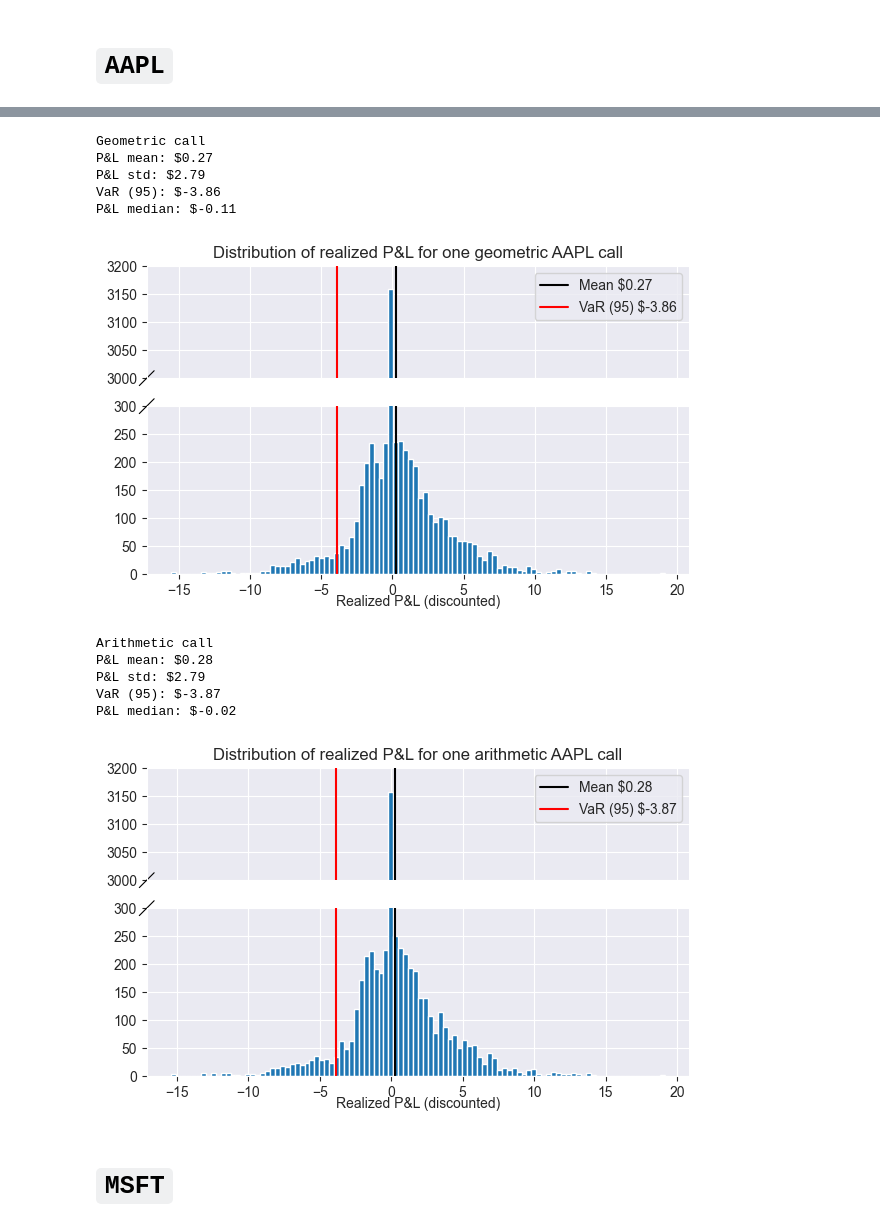
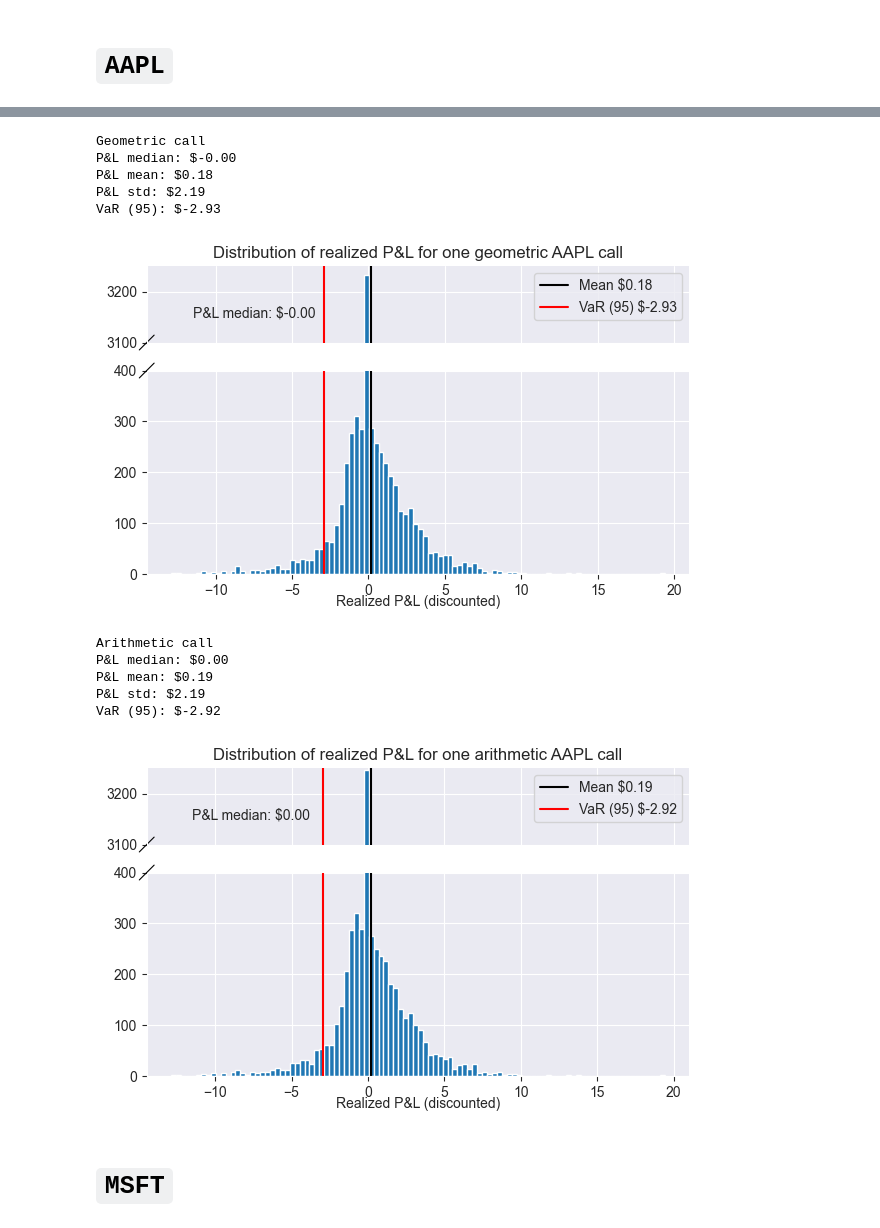
Before and after one commit to albesianor/Asian-options-hedging, a Jupyter notebook: 06_asian_market_comparison.ipynb, the cells around one changed output, grey strips where cells are left out. Saved outputs shown, nothing was run; the diff lists cells and outputs as text; code cells hidden in the pictures.

```diff
--- a/06_asian_market_comparison.ipynb
+++ b/06_asian_market_comparison.ipynb
@@ -33,7 +33,7 @@ def realized_vol(series, window_days=60):
 # %%
 # --- CONFIG ---
 ticker = "SPY"
-expiry_days = 10  # length of Asian contract in calendar days
+expiry_days = 5  # length of Asian contract in calendar days
 trail_window = 21  # days to compute realized vol before t0
 r = 0.045  # risk-free rate (annual)
 n_sims = 20_000  # MC paths for model pricing
@@ -284,7 +280,7 @@ P&L median: $-0.31
 # %%
 # --- CONFIG ---
 ticker = "VTI"
-expiry_days = 10  # length of Asian contract in calendar days
+expiry_days = 5  # length of Asian contract in calendar days
 trail_window = 21  # days to compute realized vol before t0
 r = 0.045  # risk-free rate (annual)
 n_sims = 20_000  # MC paths for model pricing
@@ -535,7 +527,7 @@ P&L median: $-0.04
 # %%
 # --- CONFIG ---
 ticker = "AAPL"
-expiry_days = 10  # length of Asian contract in calendar days
+expiry_days = 5  # length of Asian contract in calendar days
 trail_window = 21  # days to compute realized vol before t0
 r = 0.045  # risk-free rate (annual)
 n_sims = 20_000  # MC paths for model pricing
@@ -724,63 +716,59 @@ n_bins = 100
 print("Geometric call")
 mean = aapl_results["geom_pnl"].mean()
 VaR = aapl_results["geom_pnl"].quantile(0.05)
+median = np.median(aapl_results["geom_pnl"])
+print(f"P&L median: ${median:.2f}")
 print(f"P&L mean: ${mean:.2f}")
 print(f"P&L std: ${aapl_results['geom_pnl'].std():.2f}")
 print(f"VaR (95): ${VaR:.2f}")
 
 # histogram
 plt.figure(figsize=(7, 4))
-bax = brokenaxes(ylims=((0, 300), (3000, 3200)))
-n, bins = np.histogram(aapl_results["geom_pnl"], bins=n_bins)
+bax = brokenaxes(ylims=((0, 400), (3100, 3250)))
 bax.hist(aapl_results["geom_pnl"], bins=n_bins)
-max_count_index = np.argmax(n)
-largest_bin_start = bins[max_count_index]
-largest_bin_end = bins[max_count_index + 1]
-print(f"P&L median: ${(largest_bin_end+largest_bin_start)/2:.2f}")
+bax.text(-11.5, 3150, f"P&L median: ${median:.2f}")
 bax.axvline(mean, label=f"Mean ${mean:.2f}", color="black")
 bax.axvline(VaR, label=f"VaR (95) ${VaR:.2f}", color="red")
 plt.title(f"Distribution of realized P&L for one geometric {ticker} call")
 bax.set_xlabel("Realized P&L (discounted)")
 bax.legend()
 plt.show()
 
 # arithmetic
 # summary metrics
 print("Arithmetic call")
 mean = aapl_results["arit_pnl"].mean()
 VaR = aapl_results["arit_pnl"].quantile(0.05)
+median = np.median(aapl_results["arit_pnl"])
+print(f"P&L median: ${median:.2f}")
 print(f"P&L mean: ${mean:.2f}")
 print(f"P&L std: ${aapl_results['arit_pnl'].std():.2f}")
 print(f"VaR (95): ${VaR:.2f}")
 
 # histogram
 plt.figure(figsize=(7, 4))
-bax = brokenaxes(ylims=((0, 300), (3000, 3200)))
-n, bins = np.histogram(aapl_results["arit_pnl"], bins=n_bins)
+bax = brokenaxes(ylims=((0, 400), (3100, 3250)))
 bax.hist(aapl_results["arit_pnl"], bins=n_bins)
-max_count_index = np.argmax(n)
-largest_bin_start = bins[max_count_index]
-largest_bin_end = bins[max_count_index + 1]
-print(f"P&L median: ${(largest_bin_end+largest_bin_start)/2:.2f}")
+bax.text(-11.5, 3150, f"P&L median: ${median:.2f}")
 bax.axvline(mean, label=f"Mean ${mean:.2f}", color="black")
 bax.axvline(VaR, label=f"VaR (95) ${VaR:.2f}", color="red")
 plt.title(f"Distribution of realized P&L for one arithmetic {ticker} call")
 bax.set_xlabel("Realized P&L (discounted)")
 bax.legend()
 plt.show()
 # %% [output]
 Geometric call
-P&L mean: $0.27
-P&L std: $2.79
-VaR (95): $-3.86
-P&L median: $-0.11
+P&L median: $-0.00
+P&L mean: $0.18
+P&L std: $2.19
+VaR (95): $-2.93
-[figure, old version]
+[figure, new version]
 Arithmetic call
-P&L mean: $0.28
-P&L std: $2.79
-VaR (95): $-3.87
-P&L median: $-0.02
+P&L median: $0.00
+P&L mean: $0.19
+P&L std: $2.19
+VaR (95): $-2.92
-[figure, old version]
+[figure, new version]
 # %% [markdown]
 # `MSFT`
 # %%
```
Also changed, not shown: parts of 13 cells of this notebook, 17 other files.
